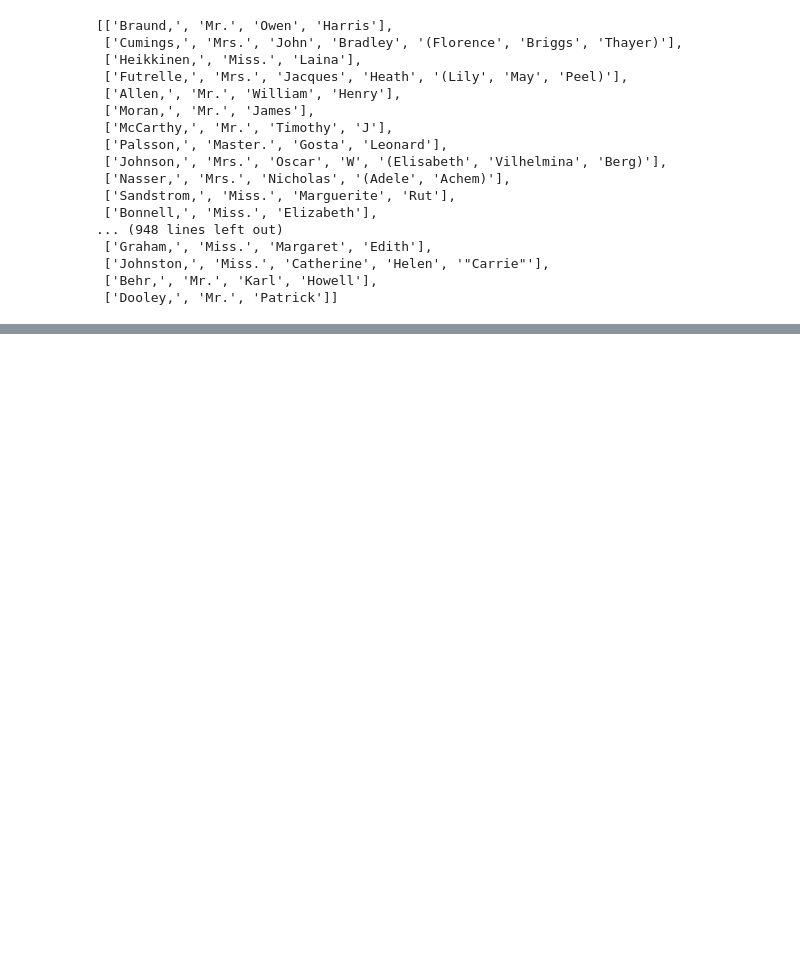
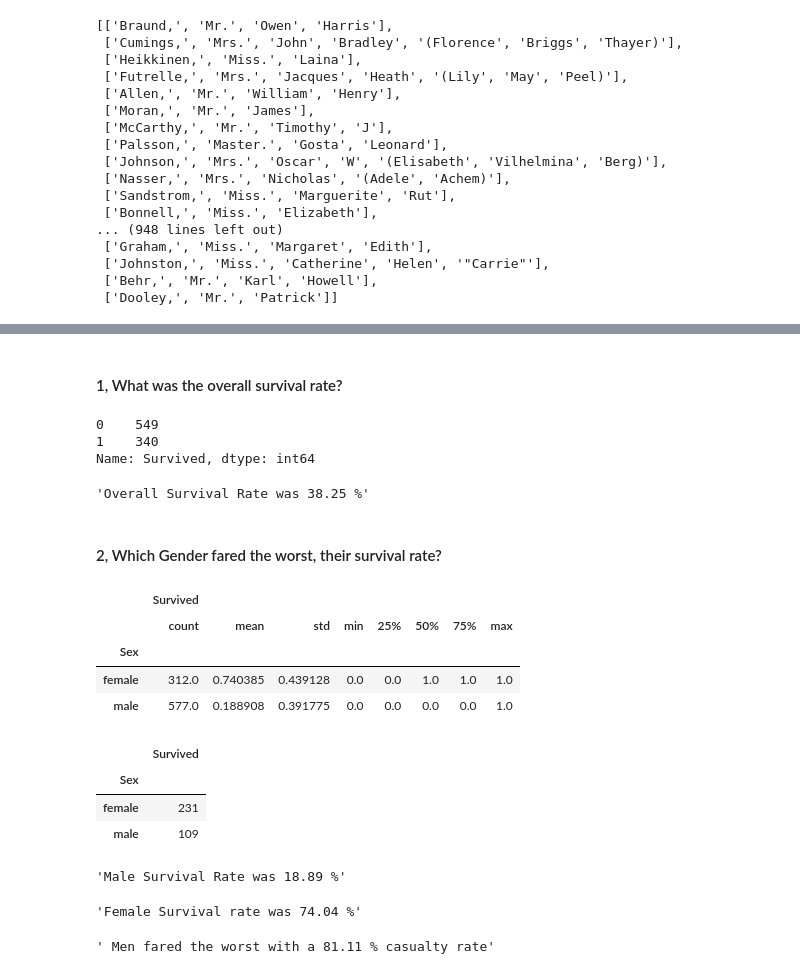
Before and after one commit to viviloaf/general-assembly, a Jupyter notebook: labs/2.01-lab-pandas-titanic-master/Titanic.ipynb, the cells around one changed output, grey strips where cells are left out. Cells and saved outputs as stored; diff of their text form; code cells hidden in the pictures; blank space fills up the shorter version.

```diff
--- a/labs/2.01-lab-pandas-titanic-master/Titanic.ipynb
+++ b/labs/2.01-lab-pandas-titanic-master/Titanic.ipynb
@@ -285,0 +299,41 @@ Length: 889, dtype: int64
+# %% [markdown]
+#### 1, What was the overall survival rate?
+# %%
+titantic['Survived'].value_counts()
+# %% [output]
+0    549
+1    340
+Name: Survived, dtype: int64
+# %%
+f'Overall Survival Rate was {round(340/(340+549) * 100,2)} %'
+# %% [output]
+'Overall Survival Rate was 38.25 %'
+# %% [markdown]
+#### 2, Which Gender fared the worst, their survival rate?
+# %%
+titantic.groupby(by='Sex')[['Sex', 'Survived']].describe()
+# %% [output]
+|  | Survived |  |  |  |  |  |  |  |
+|  | count | mean | std | min | 25% | 50% | 75% | max |
+| Sex |  |  |  |  |  |  |  |  |
+| female | 312.0 | 0.740385 | 0.439128 | 0.0 | 0.0 | 1.0 | 1.0 | 1.0 |
+| male | 577.0 | 0.188908 | 0.391775 | 0.0 | 0.0 | 0.0 | 0.0 | 1.0 |
+# %%
+titantic.groupby(by='Sex')[['Sex', 'Survived']].sum()
+# %% [output]
+|  | Survived |
+| Sex |  |
+| female | 231 |
+| male | 109 |
+# %%
+f'Male Survival Rate was {round(109/(577) * 100,2)} %'
+# %% [output]
+'Male Survival Rate was 18.89 %'
+# %%
+f'Female Survival rate was {round(231/(312) * 100,2)} %'
+# %% [output]
+'Female Survival rate was 74.04 %'
+# %%
+f' Men fared the worst with a {100-18.89} % casualty rate'
+# %% [output]
+' Men fared the worst with a 81.11 % casualty rate'
```
Also changed, not shown: parts of 24 cells of this notebook.
